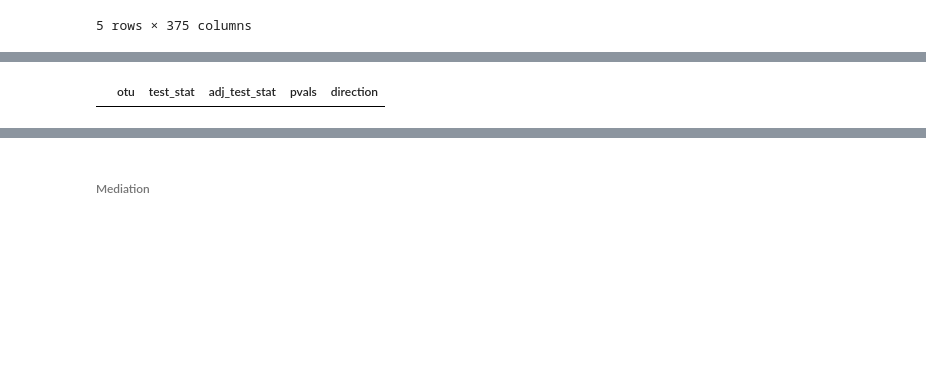
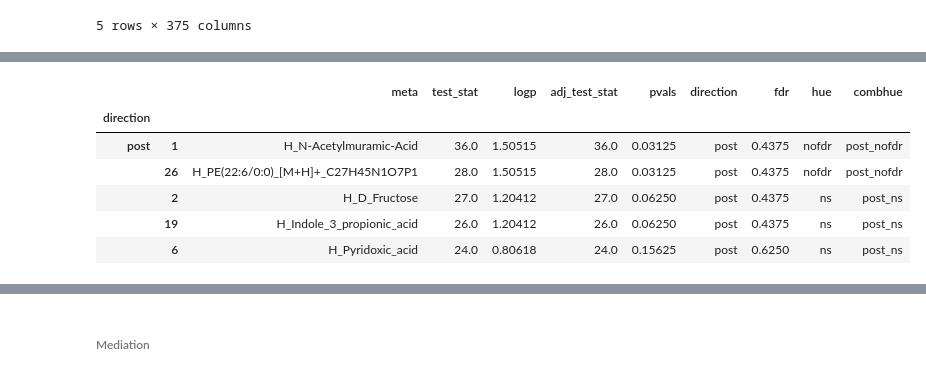
Before and after one commit to kbpi314/oa, a Jupyter notebook: code/oa_v4.ipynb, the cells around one changed output, grey strips where cells are left out. Cells and saved outputs as stored; diff of their text form; code cells hidden in the pictures; blank space fills up the shorter version.

```diff
--- a/code/oa_v4.ipynb
+++ b/code/oa_v4.ipynb
@@ -966,11 +1075,10 @@ gt_to_otu[g][t].head()
 # %%
 # Metabolome testing
 gdt_to_df = {}
-for g in ['saliva','stool']:
+for g in ['saliva','stool','plasma']:
     gdt_to_df[g] = {}
     for d in ['paired_beta']: # just arbitrarily
         gdt_to_df[g][d] = {}
-        df_merge = dfd_to_merge[g + '_adh'][d]
         df_meta = pd.read_csv(path + 'inputs/' + g + '_normalized.csv')
 
         # split on timepoint
@@ -996,7 +1104,7 @@ gdt_to_df[g][d][t].head()
 # %%
 # Metabolome testing
 gt_to_meta = {}
-for g in ['saliva','stool']:
+for g in ['saliva','stool','plasma']:
     gt_to_meta[g] = {}
     df_meta = pd.read_csv(path + 'inputs/' + g + '_normalized.csv')
 
@@ -1150,7 +1258,7 @@ for g in ['stool','saliva']:
 ###### Complete DA Analysis ######
 # %%
 # complete block for paired testing in r v nr and non paired testing pre and post
-alpha = 0.05
+alpha = 0.05 # not 0.05 anymore
 
 dcgr_to_sig = {}
 
@@ -1252,7 +1360,7 @@ for dt in ['taxa']:#, 'path']:
                         sns.despine()
 
                         plt.tight_layout()
-                        plt.savefig(path + 'outputs/jobs06/' + c + '_' + dt + '_barplot_' + g + '_' + r + '_' + x.split('g__')[-1] + '.pdf')
+                        plt.savefig(path + 'outputs/jobs06/' + c + '_taxa/' + c + '_' + dt + '_barplot_' + g + '_' + r + '_' + x.split('g__')[-1] + '.pdf')
                         plt.close()
                         sig.append(x)
                 print('Number of sig var')
@@ -1267,7 +1375,16 @@ for dt in ['taxa']:#, 'path']:
                       'pvalue': ps,
                       'adjusted': adj_rs
                      })
+
+        # get fdr
+        # sort
+        df_res = df_res.sort_values(by='pvalue',ascending=True)
+        reject, pvals_corrected, _, _ = multitest.multipletests(df_res.pvalue, method='fdr_bh')
+        df_res['fdr'] = pvals_corrected
+
         df_res[df_res['pvalue'] < alpha].to_csv(path + 'outputs/jobs06/' + dt + '_' + c + '_' + str(alpha) + '.tsv', sep='\t')
+        df_res[df_res['fdr'] < alpha].to_csv(path + 'outputs/jobs06/' + dt + '_' + c + '_' + str(alpha) + '_fdr.tsv', sep='\t')
+
 df_merge.head()
 # %% [output]
 taxa
@@ -1310,12 +1427,18 @@ d_to_label = {
 }
 t = 'all'
 
-gd_to_res = {}
-for g in ['stool','saliva']:
+gdt_to_res_pvp = {}
+for g in ['stool','plasma','saliva']:#]:
     print(g)
-    gd_to_res[g] = {}
-    for d in ['meta','otu']:#,'path']:
+    gdt_to_res_pvp[g] = {}
+    if g == 'stool' or g == 'saliva':
+        ds = ['meta','otu']
+    elif g == 'plasma':
+        ds = ['meta']
+
+    for d in ds:
         print(d)
+        gdt_to_res_pvp[g][d] = {}
         # grab original dfs
         df_feat = d_to_df[d][g][t]
 
@@ -1336,7 +1459,7 @@ for g in ['stool','saliva']:
 
         df_merge_complete = df_merge[df_merge['HostSubjectId'].isin(keep_id)]
 
-        for keep in [['Response','No response'],['Response'],['No response']]:
+        for keep in [['Both','Response','No response'],['Response'],['No response']]: # adding 'Both' is a hack to make the dict hashing work
             df_merge = df_merge_complete[df_merge_complete['WOMAC_P_Response'].isin(keep)]
 
             # samples are in order when subsetted on Timepoint
@@ -1348,6 +1471,7 @@ for g in ['stool','saliva']:
             rs = []
             adj_rs = []
             ps = []
+            logps = []
             dir = []
             for x in df_pre.columns.values:
                 try:
@@ -1355,7 +1479,8 @@ for g in ['stool','saliva']:
                 except ValueError:
                     r, p = 0, 1
                 if d == 'otu':
-                    feat.append(x.split('f__')[-1])
+                    # feat.append(x.split('g__')[-1])
+                    feat.append(read_taxa(x, ';'))
                 elif d == 'path':
                     feat.append(x.split('|')[-1])
                 else:
@@ -1373,30 +1498,56 @@ for g in ['stool','saliva']:
                 # log ratio
                 # adj = np.log(np.mean(a/b))
                 # print(abr, bar, adj)
-
                 if abr > bar:
                     dir.append('post')
                     adj_rs.append(abr)
                     # adj_rs.append(adj)
-                    rs.append(bar)
+                    rs.append(abr)
+                    logps.append(-np.log10(p))
                 elif abr < bar:
                     dir.append('pre')
                     adj_rs.append(bar * -1)
                     # adj_rs.append(adj)# * -1)
                     rs.append(bar)
+                    logps.append(np.log10(p))
                 else:
                     dir.append('same')
                     adj_rs.append(0)
                     rs.append(abr)
+                    logps.append(np.nan)
                 # adj_rs as the difference post - pre
                 # adj_rs.append(np.log(np.mean(a) / np.mean(b)))
                 # adj_rs.append(np.mean(a-b))
 
             # compile results df
-            df_results = pd.DataFrame({d: feat, 'test_stat': rs, 'adj_test_stat': adj_rs,'pvals': ps, 'direction': dir})
-            gd_to_res[g][d] = df_results
-            df = df_results[df_results['pvals'] < alpha]
-            df = df.sort_values(by=['adj_test_stat'],ascending=False)
+            df_results = pd.DataFrame({d: feat, 'test_stat': rs, 'logp': logps, 'adj_test_stat': adj_rs,'pvals': ps, 'direction': dir})
+
+            # fdr
+            df_results = df_results.sort_values(by='pvals',ascending=True)
+            reject, pvals_corrected, _, _ = multitest.multipletests(df_results.pvals, method='fdr_bh')
+            df_results['fdr'] = pvals_corrected
+
+            # grab top 10 results in both directions
+            df_results = df_results.groupby('direction').apply(lambda x: x.nlargest(10, 'test_stat'))
+
+            # create new hue
+            conditions = [ (df_results['fdr'] < alpha) & (df_results['pvals'] < alpha),
+                           (df_results['fdr'] > alpha) & (df_results['pvals'] < alpha),
+                           (df_results['pvals'] > alpha)]
+            choices     = [ "fdr", 'nofdr', 'ns' ]
+
+            df_results["hue"] = np.select(conditions, choices, default=np.nan)
+            df_results["combhue"] = df_results['direction'] + '_' + df_results['hue']
+
+            # df = df_results[df_results['fdr'] < alpha]
+
+
+            df = df_results.dropna()#opy()#[df_results['pvals'] < alpha]
+
+            gdt_to_res_pvp[g][d][keep[0]] = df_results
+
+            df = df.sort_values(by=['logp'],ascending=False)
+            # df = df.sort_values(by=['adj_test_stat'],ascending=False)
             # plot
             # create plot
             try:
@@ -1404,21 +1555,22 @@ for g in ['stool','saliva']:
                     if alpha == 0.05:
                         plt.figure(figsize=(6,3))
                     else:
-                        plt.figure(figsize=(6,10))
+                        plt.figure(figsize=(6,6))
                 elif d == 'otu':
                     if alpha == 0.05:
                         plt.figure(figsize=(6,3))
                     else:
-                        plt.figure(figsize=(12,10))
+                        plt.figure(figsize=(8,8))
                 sns.set_theme(style="whitegrid")
 
                 sns.set_color_codes("pastel")
-                sns.barplot(x='adj_test_stat', y=d, data=df,
-                            hue="direction",orient='horizontal')#,native_scale=True)#width=1)
+                sns.barplot(x='logp', y=d, data=df,
+                            hue="combhue",orient='horizontal')#,native_scale=True)#width=1)
 
                 ax.set_ylabel(d_to_label[d],fontsize=16)
-                ax.set_xlabel("Effect Size / Adjusted Test Statistic",fontsize=16)
-                ax.tick_params(labelsize=16)
+                # ax.set_xlabel("Effect Size / Adjusted Test Statistic",fontsize=16)
+                ax.set_xlabel("-log10(p)",fontsize=16)
+                ax.tick_params(labelsize=12)
                 sns.despine(left=True, bottom=True)
                 plt.tight_layout()
                 plt.title(g + '_' + d + '_' + str(keep))
@@ -1442 +1590,7 @@ no plot for :saliva_otu_['No response']
-|  | otu | test_stat | adj_test_stat | pvals | direction |
+|  |  | meta | test_stat | logp | adj_test_stat | pvals | direction | fdr | hue | combhue |
+| direction |  |  |  |  |  |  |  |  |  |  |
+| post | 1 | H_N-Acetylmuramic-Acid | 36.0 | 1.50515 | 36.0 | 0.03125 | post | 0.4375 | nofdr | post_nofdr |
+|  | 26 | H_PE(22:6/0:0)_[M+H]+_C27H45N1O7P1 | 28.0 | 1.50515 | 28.0 | 0.03125 | post | 0.4375 | nofdr | post_nofdr |
+|  | 2 | H_D_Fructose | 27.0 | 1.20412 | 27.0 | 0.06250 | post | 0.4375 | ns | post_ns |
+|  | 19 | H_Indole_3_propionic_acid | 26.0 | 1.20412 | 26.0 | 0.06250 | post | 0.4375 | ns | post_ns |
+|  | 6 | H_Pyridoxic_acid | 24.0 | 0.80618 | 24.0 | 0.15625 | post | 0.6250 | ns | post_ns |
```
Also changed, not shown: parts of 47 cells of this notebook, 2 other files.
